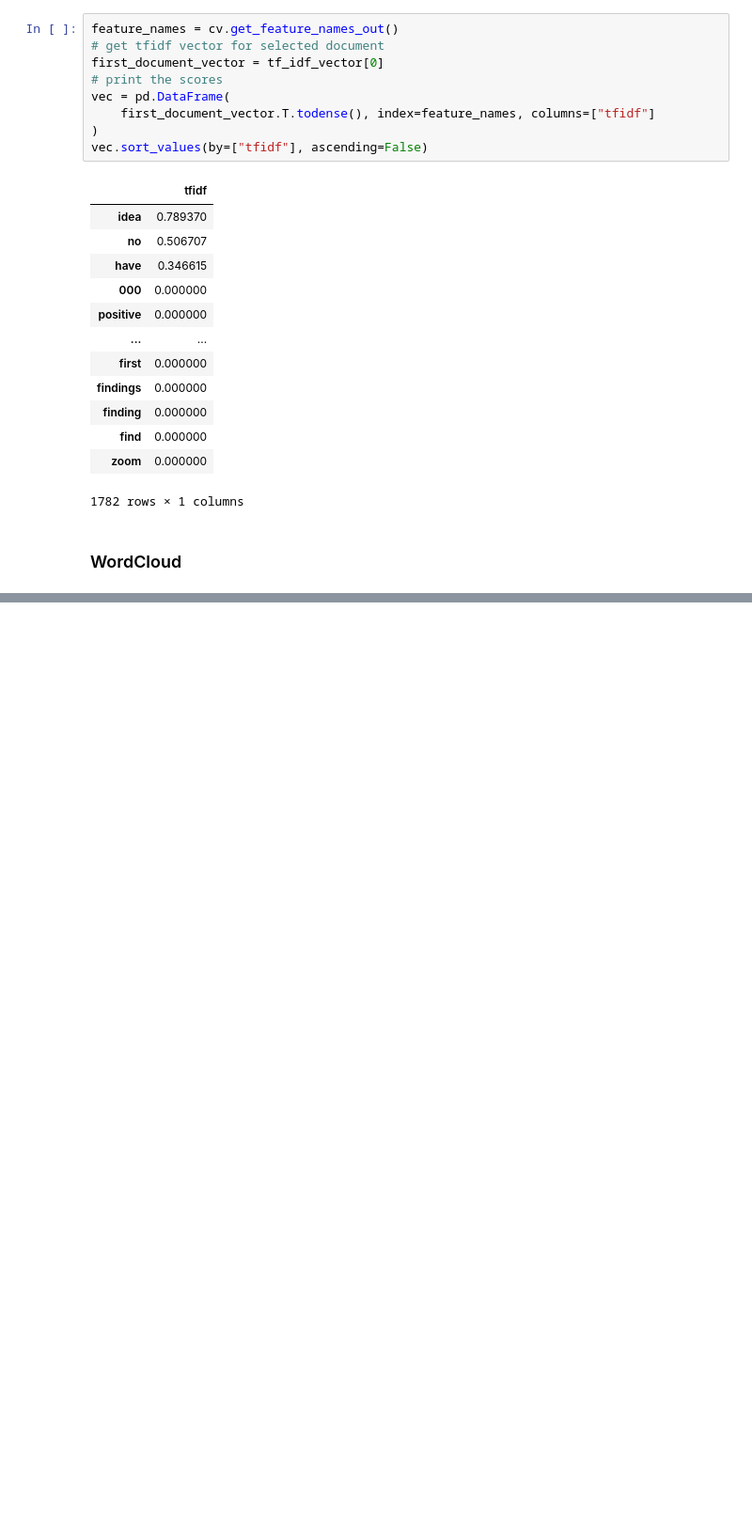
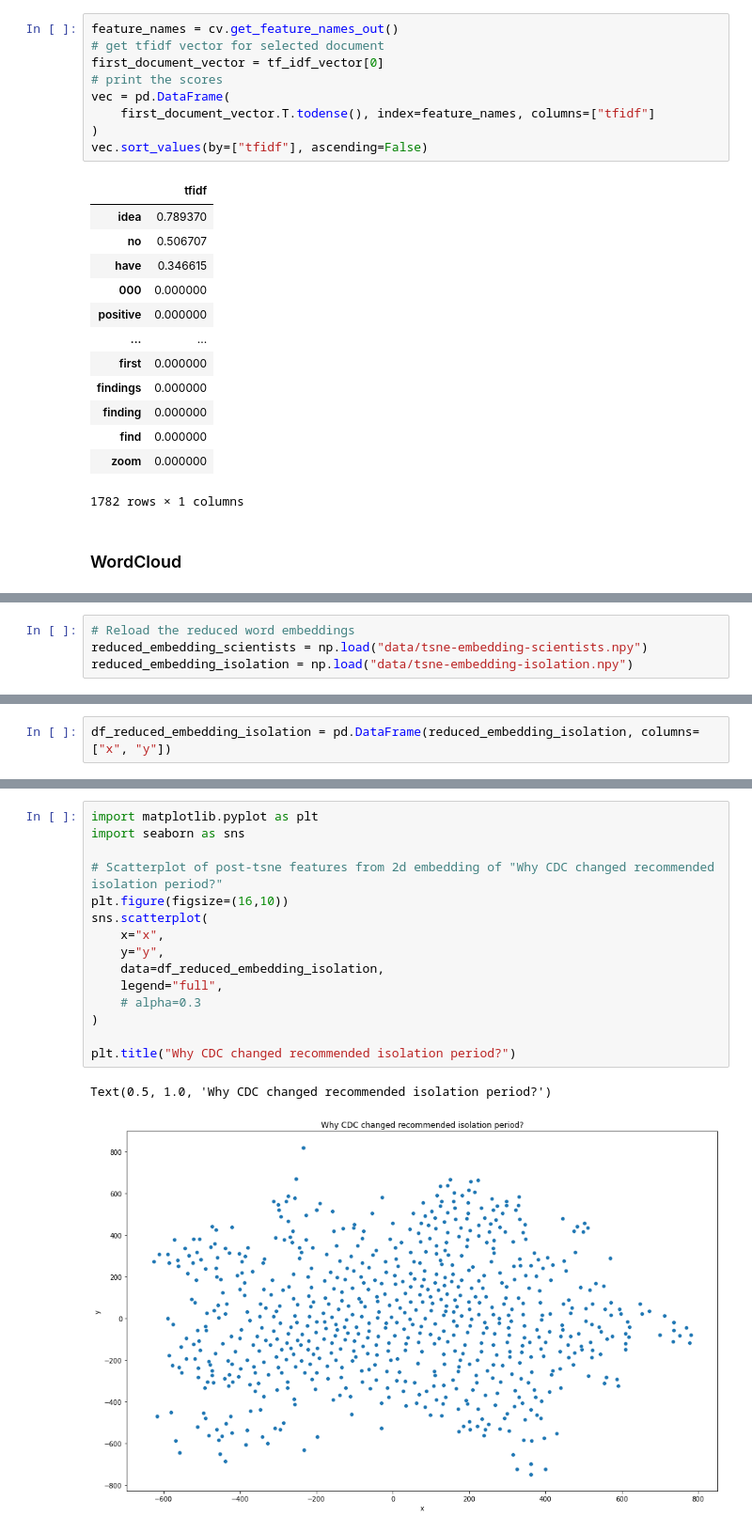
Before and after one commit to thepolicylab/RIDOHcoding, a Jupyter notebook: survey-text-analysis.ipynb, the cells around one changed output, grey strips where cells are left out. Shown: that part at 94% size. Saved outputs shown, nothing was run; the diff lists cells and outputs as text; blank space fills up the shorter version.

```diff
--- a/survey-text-analysis.ipynb
+++ b/survey-text-analysis.ipynb
@@ -330,0 +361,4 @@ Why CDC changed recommended isolation period?
+# %%
+# Reload the reduced word embeddings
+reduced_embedding_scientists = np.load("data/tsne-embedding-scientists.npy")
+reduced_embedding_isolation = np.load("data/tsne-embedding-isolation.npy")
@@ -330,0 +376,2 @@ Why CDC changed recommended isolation period?
+# %%
+df_reduced_embedding_isolation = pd.DataFrame(reduced_embedding_isolation, columns=["x", "y"])
@@ -330,0 +387,18 @@ Why CDC changed recommended isolation period?
+# %%
+import matplotlib.pyplot as plt
+import seaborn as sns
+
+# Scatterplot of post-tsne features from 2d embedding of "Why CDC changed recommended isolation period?"
+plt.figure(figsize=(16,10))
+sns.scatterplot(
+    x="x",
+    y="y",
+    data=df_reduced_embedding_isolation,
+    legend="full",
+    # alpha=0.3
+)
+
+plt.title("Why CDC changed recommended isolation period?")
+# %% [output]
+Text(0.5, 1.0, 'Why CDC changed recommended isolation period?')
+[figure, added]
```
Also changed, not shown: parts of 22 cells of this notebook, 4 other files.
